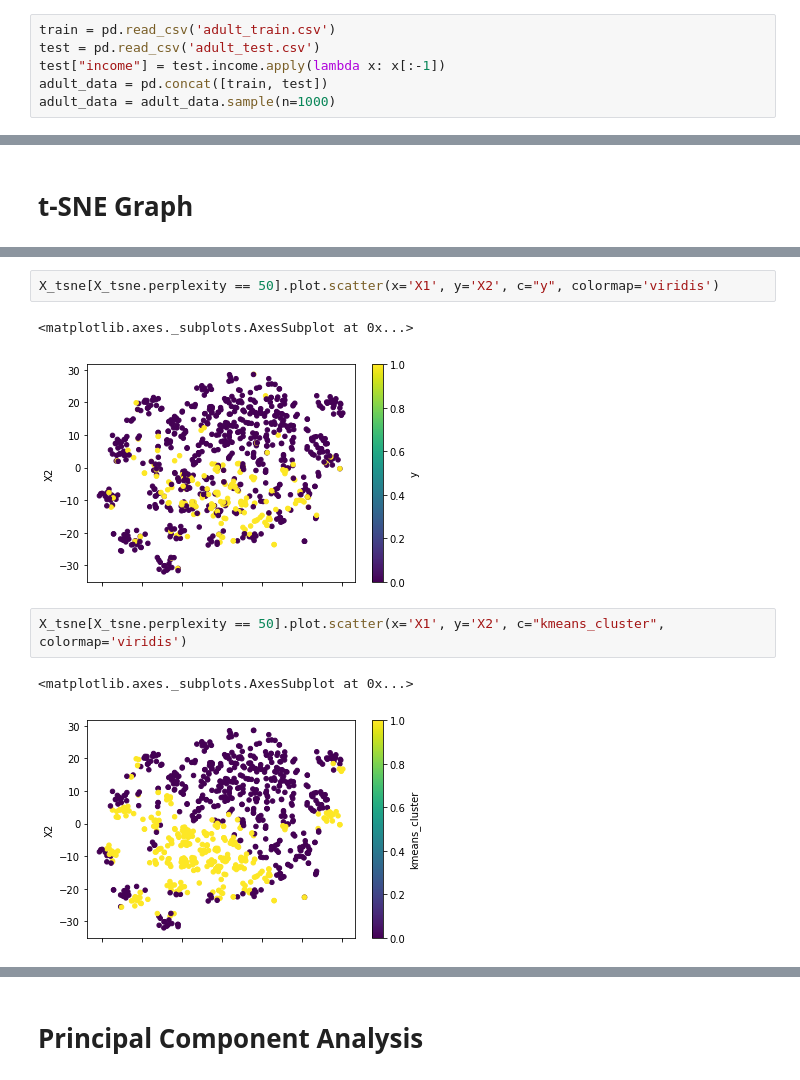
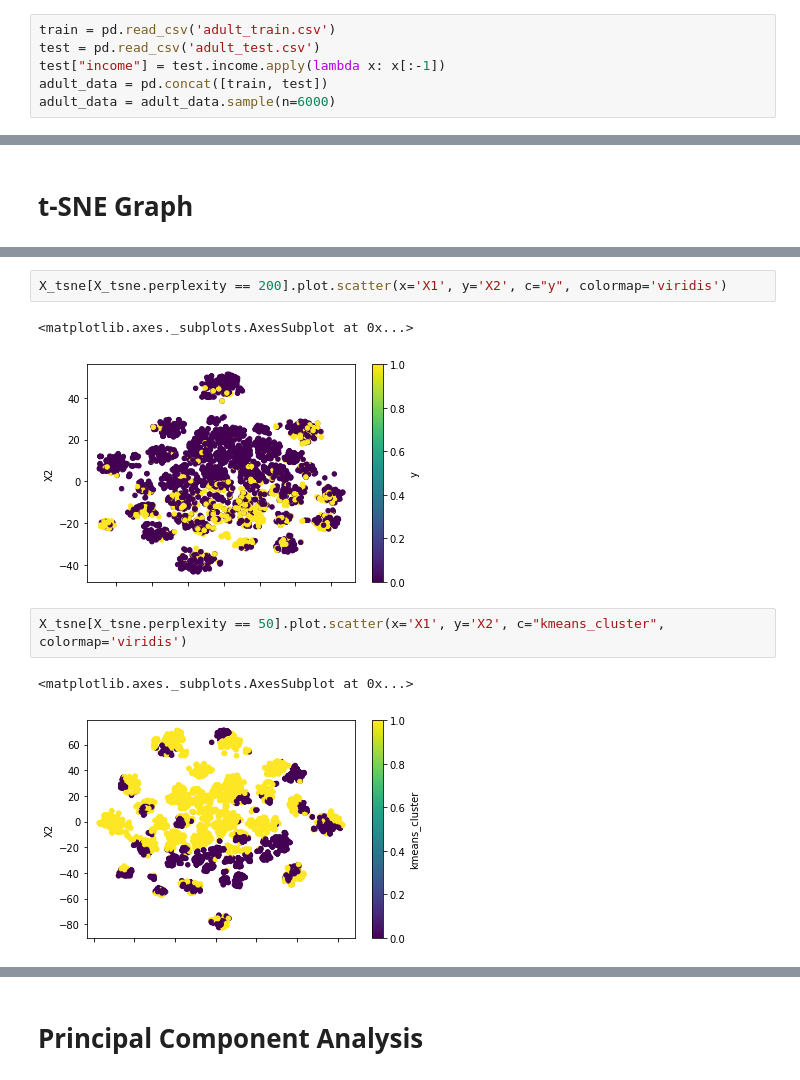
Before and after one commit to JonMcEntee/gatech, a Jupyter notebook: assignment_3/unsupervised_learning.ipynb, the cells around one changed output, grey strips where cells are left out. Cells and saved outputs as stored; diff of their text form.

```diff
--- a/assignment_3/unsupervised_learning.ipynb
+++ b/assignment_3/unsupervised_learning.ipynb
@@ -37,7 +37,7 @@ train = pd.read_csv('adult_train.csv')
 test = pd.read_csv('adult_test.csv')
 test["income"] = test.income.apply(lambda x: x[:-1])
 adult_data = pd.concat([train, test])
-adult_data = adult_data.sample(n=1000)
+adult_data = adult_data.sample(n=6000)
 # %%
 categorical_columns = ["workclass", "education", "marital_status", "occupation",
                        "relationship", "race", "sex", "native_country", "income"]
@@ -256,13 +214,13 @@ X_tsne
 # %%
-X_tsne[X_tsne.perplexity == 50].plot.scatter(x='X1', y='X2', c="y", colormap='viridis')
+X_tsne[X_tsne.perplexity == 200].plot.scatter(x='X1', y='X2', c="y", colormap='viridis')
 # %% [output]
 <matplotlib.axes._subplots.AxesSubplot at 0x...>
-[figure, old version]
+[figure, new version]
 # %%
 X_tsne[X_tsne.perplexity == 50].plot.scatter(x='X1', y='X2', c="kmeans_cluster", colormap='viridis')
 # %% [output]
 <matplotlib.axes._subplots.AxesSubplot at 0x...>
-[figure, old version]
+[figure, new version]
 # %%
 X_tsne[X_tsne.perplexity == 50].plot.scatter(x='X1', y='X2', c="em_cluster", colormap='viridis')
 # %% [output]
```
Also changed, not shown: parts of 27 cells of this notebook, 9 other files.
